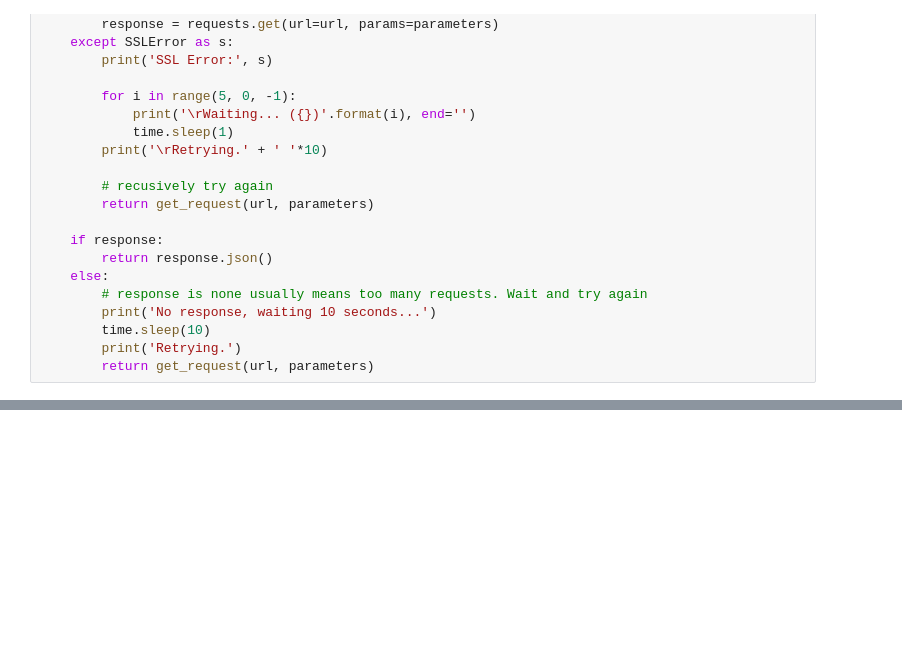
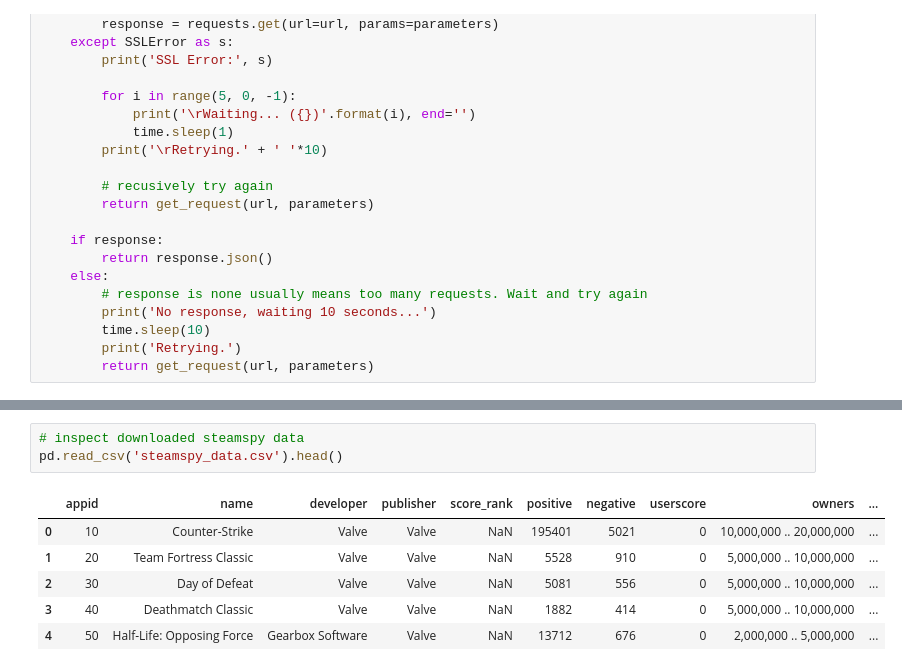
Before and after one commit to vicvarar/TFMG5, a Jupyter notebook: VikLabTFM5.ipynb, the cells around one changed output, grey strips where cells are left out. Saved outputs shown, nothing was run; the diff lists cells and outputs as text; blank space fills up the shorter version.

```diff
--- a/VikLabTFM5.ipynb
+++ b/VikLabTFM5.ipynb
@@ -167,0 +406,10 @@ array([[<matplotlib.axes._subplots.AxesSubplot object at 0x...>,
+# %%
+# inspect downloaded steamspy data
+pd.read_csv('steamspy_data.csv').head()
+# %% [output]
+|  | appid | name | developer | publisher | score_rank | positive | negative | userscore | owners | ... |
+| 0 | 10 | Counter-Strike | Valve | Valve | NaN | 195401 | 5021 | 0 | 10,000,000 .. 20,000,000 | ... |
+| 1 | 20 | Team Fortress Classic | Valve | Valve | NaN | 5528 | 910 | 0 | 5,000,000 .. 10,000,000 | ... |
+| 2 | 30 | Day of Defeat | Valve | Valve | NaN | 5081 | 556 | 0 | 5,000,000 .. 10,000,000 | ... |
+| 3 | 40 | Deathmatch Classic | Valve | Valve | NaN | 1882 | 414 | 0 | 5,000,000 .. 10,000,000 | ... |
+| 4 | 50 | Half-Life: Opposing Force | Gearbox Software | Valve | NaN | 13712 | 676 | 0 | 2,000,000 .. 5,000,000 | ... |
```
Also changed, not shown: parts of 10 cells of this notebook.
